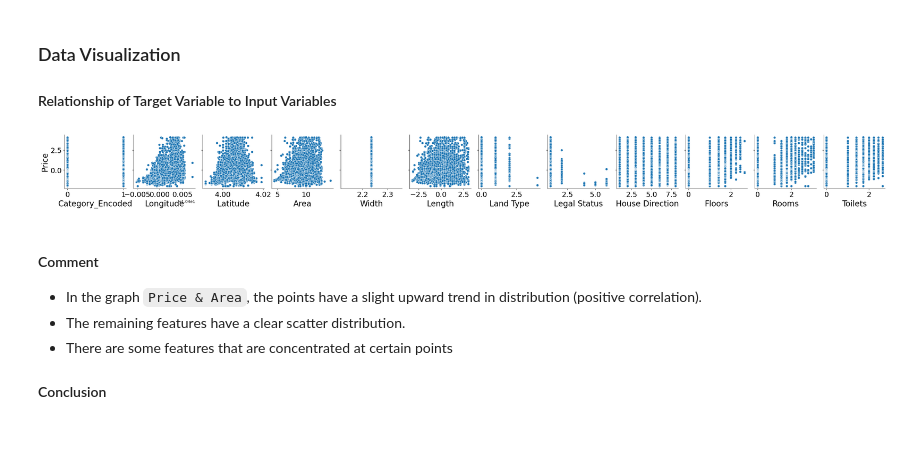
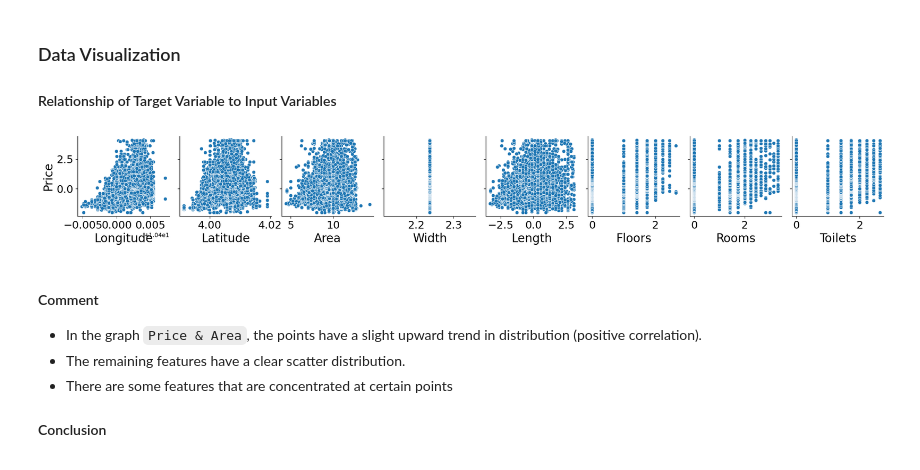
Before and after one commit to LuniuLun/RealEstate, a Jupyter notebook: MachineLearning/RealEstateValuation/FeatureSelection.ipynb, the cells around one changed output. Drawn from its saved outputs; the diff is of its cells as text; code cells hidden in the pictures; blank space fills up the shorter version.

Commit message:
pref: update feature selection and visualizations for model refinement #9

```diff
--- a/MachineLearning/RealEstateValuation/FeatureSelection.ipynb
+++ b/MachineLearning/RealEstateValuation/FeatureSelection.ipynb
@@ -34,19 +34,19 @@ y = df["Price"]
 
 #### Relationship of Target Variable to Input Variables
 # %%
-features = ["Category_Encoded", "Longitude", "Latitude", "Area", "Width", "Length", "Land Type",	"Legal Status", "House Direction", "Floors", "Rooms", "Toilets"]
+features = ["Longitude", "Latitude", "Area", "Width", "Length", "Floors", "Rooms", "Toilets"]
 
 pairplt_trans = sns.pairplot(df, x_vars=features, y_vars=["Price"])
 
 for ax in pairplt_trans.axes.flat:
     ax.set_xlabel(ax.get_xlabel(), fontsize=20)
     ax.set_ylabel(ax.get_ylabel(), fontsize=20)
     ax.tick_params(axis="x", labelsize=18)
     ax.tick_params(axis="y", labelsize=18)
 
 plt.show()
 # %% [output]
-[figure, old version]
+[figure, new version]
 # %% [markdown]
 #### Comment
  - In the graph `Price & Area`, the points have a slight upward trend in distribution (positive correlation).
```
Also changed, not shown: parts of 8 cells of this notebook.
